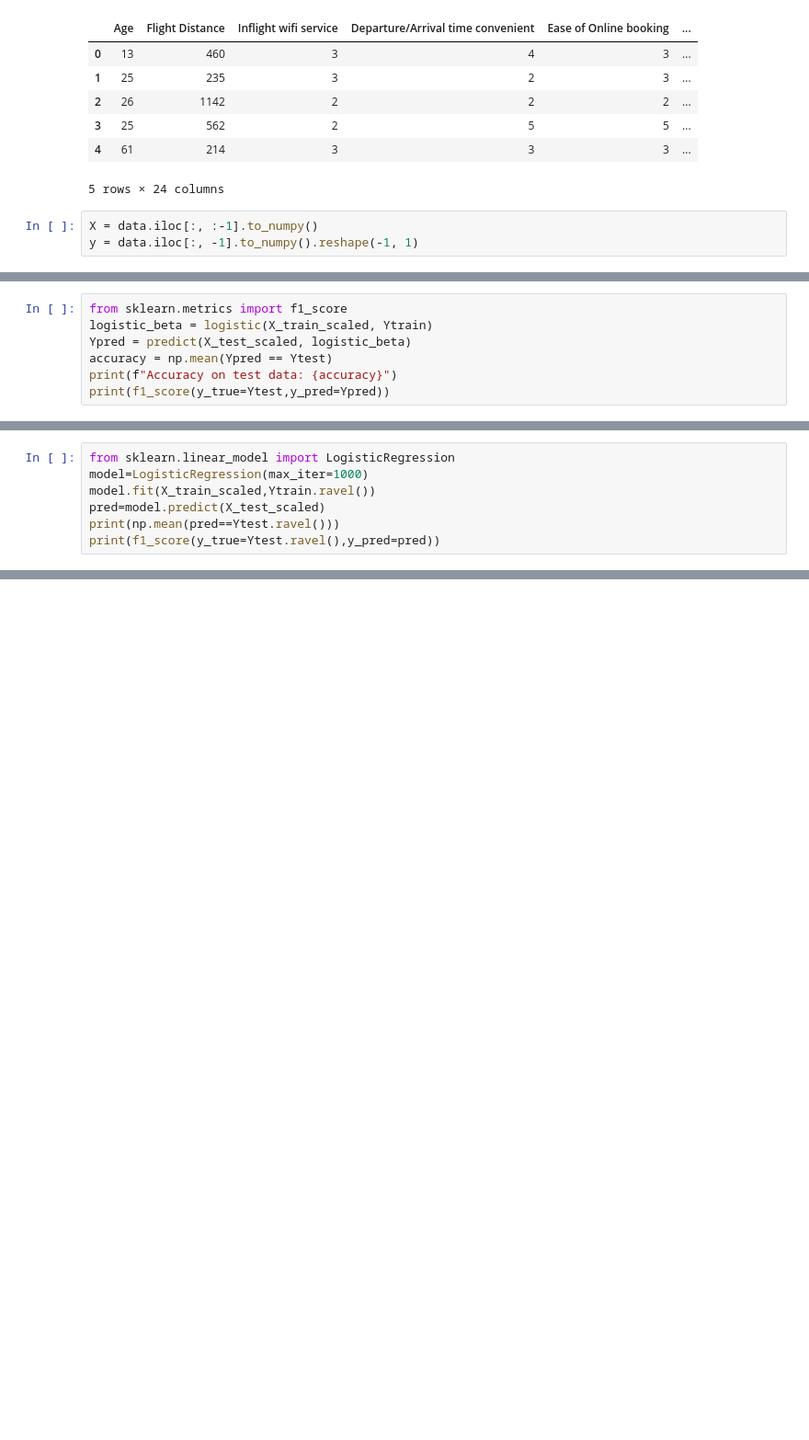
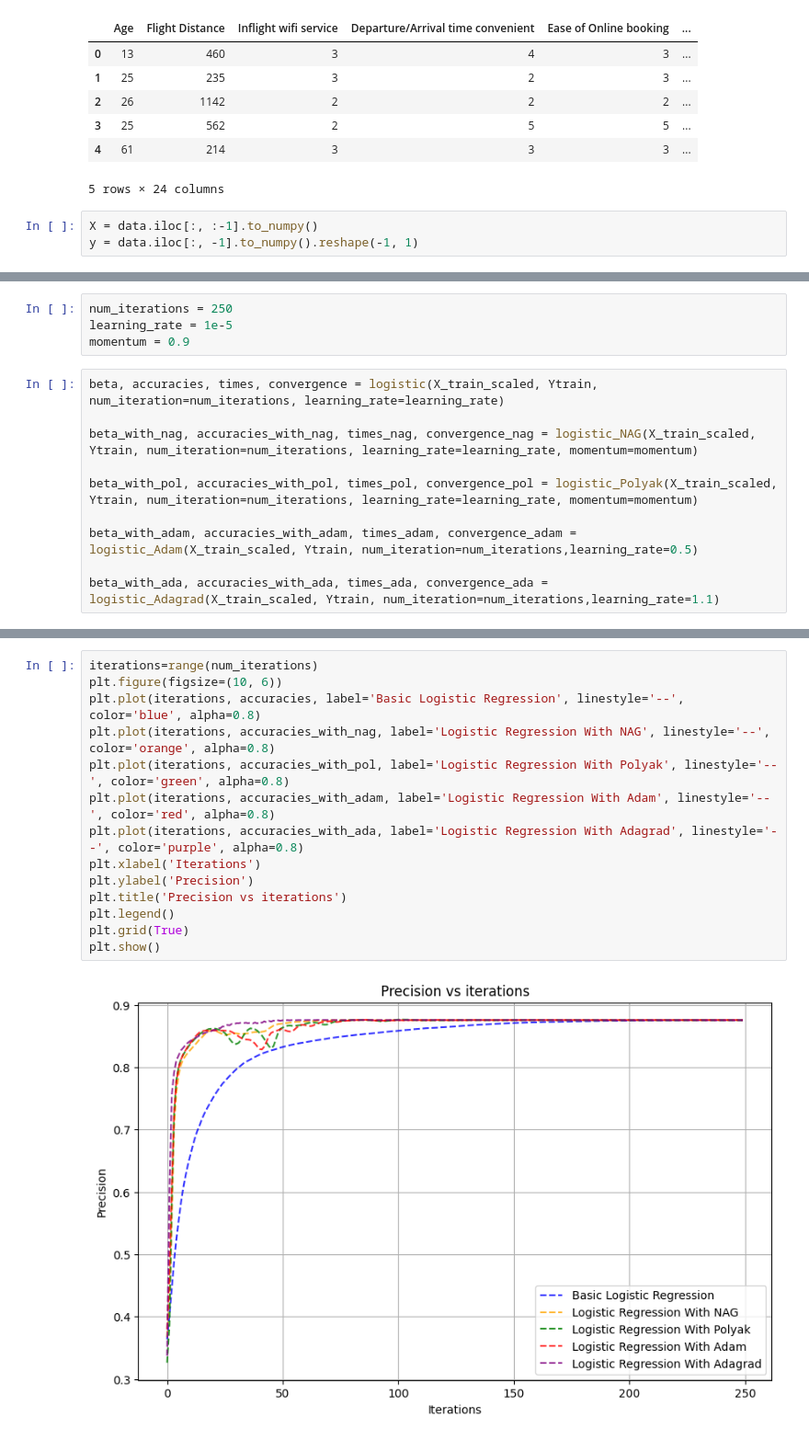
Before and after one commit to esn-g/STAT4060J-gradient-descent, a Jupyter notebook: project.ipynb, the cells around one changed output, grey strips where cells are left out. Shown at 92% size. Drawn from its saved outputs; the diff is of its cells as text; blank space fills up the shorter version.

```diff
--- a/project.ipynb
+++ b/project.ipynb
@@ -98,10 +63,3 @@ Xtrain,Xtest,Ytrain,Ytest=train_test_split(X,y,train_size=0.8,random_state=True)
 scaler = StandardScaler()
 X_train_scaled = scaler.fit_transform(Xtrain)
 X_test_scaled = scaler.transform(Xtest)
-# %%
-from sklearn.metrics import f1_score
-logistic_beta = logistic(X_train_scaled, Ytrain)
-Ypred = predict(X_test_scaled, logistic_beta)
-accuracy = np.mean(Ypred == Ytest)
-print(f"Accuracy on test data: {accuracy}")
-print(f1_score(y_true=Ytest,y_pred=Ypred))
@@ -120,7 +65,0 @@ Accuracy on test data: 0.8737873449490805
-# %%
-from sklearn.linear_model import LogisticRegression
-model=LogisticRegression(max_iter=1000)
-model.fit(X_train_scaled,Ytrain.ravel())
-pred=model.predict(X_test_scaled)
-print(np.mean(pred==Ytest.ravel()))
-print(f1_score(y_true=Ytest.ravel(),y_pred=pred))
@@ -237,0 +205,14 @@ plt.show()
+# %%
+num_iterations = 250
+learning_rate = 1e-5
+momentum = 0.9
+# %%
+beta, accuracies, times, convergence = logistic(X_train_scaled, Ytrain, num_iteration=num_iterations, learning_rate=learning_rate)
+
+beta_with_nag, accuracies_with_nag, times_nag, convergence_nag = logistic_NAG(X_train_scaled, Ytrain, num_iteration=num_iterations, learning_rate=learning_rate, momentum=momentum)
+
+beta_with_pol, accuracies_with_pol, times_pol, convergence_pol = logistic_Polyak(X_train_scaled, Ytrain, num_iteration=num_iterations, learning_rate=learning_rate, momentum=momentum)
+
+beta_with_adam, accuracies_with_adam, times_adam, convergence_adam = logistic_Adam(X_train_scaled, Ytrain, num_iteration=num_iterations,learning_rate=0.5)
+
+beta_with_ada, accuracies_with_ada, times_ada, convergence_ada = logistic_Adagrad(X_train_scaled, Ytrain, num_iteration=num_iterations,learning_rate=1.1)
@@ -237,0 +223,16 @@ plt.show()
+# %%
+iterations=range(num_iterations)
+plt.figure(figsize=(10, 6))
+plt.plot(iterations, accuracies, label='Basic Logistic Regression', linestyle='--', color='blue', alpha=0.8)
+plt.plot(iterations, accuracies_with_nag, label='Logistic Regression With NAG', linestyle='--', color='orange', alpha=0.8)
+plt.plot(iterations, accuracies_with_pol, label='Logistic Regression With Polyak', linestyle='--', color='green', alpha=0.8)
+plt.plot(iterations, accuracies_with_adam, label='Logistic Regression With Adam', linestyle='--', color='red', alpha=0.8)
+plt.plot(iterations, accuracies_with_ada, label='Logistic Regression With Adagrad', linestyle='--', color='purple', alpha=0.8)
+plt.xlabel('Iterations')
+plt.ylabel('Precision')
+plt.title('Precision vs iterations')
+plt.legend()
+plt.grid(True)
+plt.show()
+# %% [output]
+[figure, added]
```
Also changed, not shown: parts of 16 cells of this notebook.
